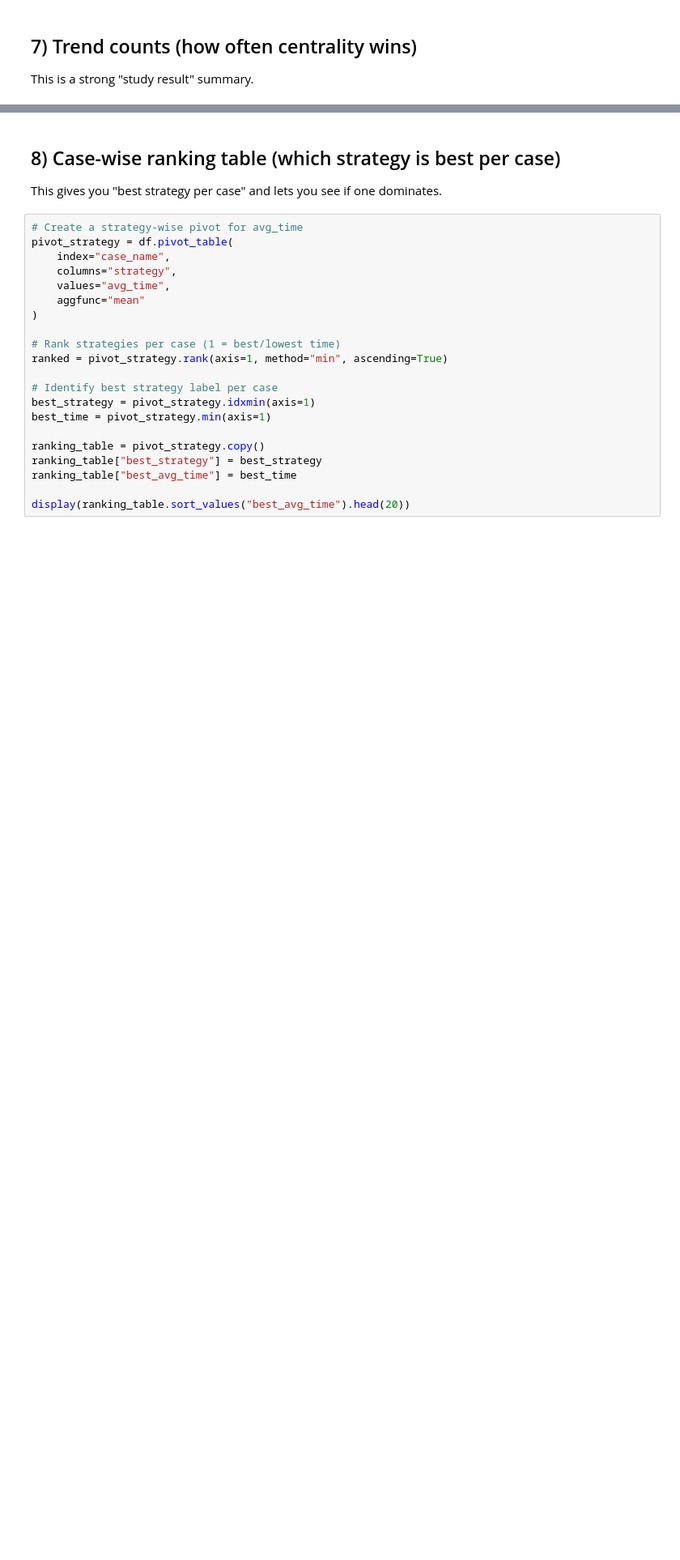
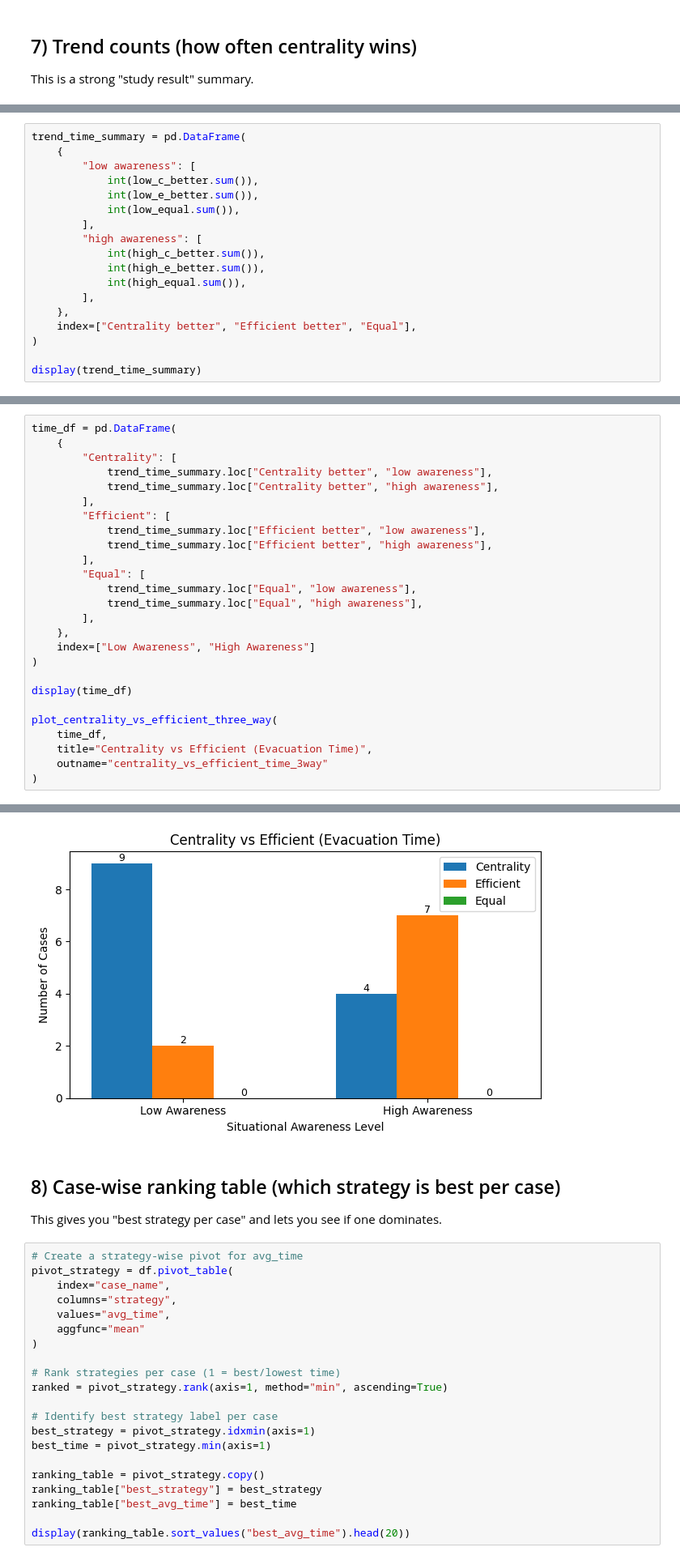
Before and after one commit to AlvaroS3rrano/Evacuation_Simulation, a Jupyter notebook: Notebooks/centrality_vs_efficient_analysis.ipynb, the cells around one changed output, grey strips where cells are left out. Shown at 81% size. Cells and saved outputs as stored; diff of their text form; blank space fills up the shorter version.

```diff
--- a/Notebooks/centrality_vs_efficient_analysis.ipynb
+++ b/Notebooks/centrality_vs_efficient_analysis.ipynb
@@ -229,0 +328,18 @@ display(trend_summary)
+# %%
+trend_time_summary = pd.DataFrame(
+    {
+        "low awareness": [
+            int(low_c_better.sum()),
+            int(low_e_better.sum()),
+            int(low_equal.sum()),
+        ],
+        "high awareness": [
+            int(high_c_better.sum()),
+            int(high_e_better.sum()),
+            int(high_equal.sum()),
+        ],
+    },
+    index=["Centrality better", "Efficient better", "Equal"],
+)
+
+display(trend_time_summary)
@@ -229,0 +351,27 @@ display(trend_summary)
+# %%
+time_df = pd.DataFrame(
+    {
+        "Centrality": [
+            trend_time_summary.loc["Centrality better", "low awareness"],
+            trend_time_summary.loc["Centrality better", "high awareness"],
+        ],
+        "Efficient": [
+            trend_time_summary.loc["Efficient better", "low awareness"],
+            trend_time_summary.loc["Efficient better", "high awareness"],
+        ],
+        "Equal": [
+            trend_time_summary.loc["Equal", "low awareness"],
+            trend_time_summary.loc["Equal", "high awareness"],
+        ],
+    },
+    index=["Low Awareness", "High Awareness"]
+)
+
+display(time_df)
+
+plot_centrality_vs_efficient_three_way(
+    time_df,
+    title="Centrality vs Efficient (Evacuation Time)",
+    outname="centrality_vs_efficient_time_3way"
+)
+# %% [output]
@@ -230,3 +381,4 @@ display(trend_summary)
+[figure, added]
 # %% [markdown]
 ## 8) Case-wise ranking table (which strategy is best per case)
 This gives you "best strategy per case" and lets you see if one dominates.
```
Also changed, not shown: parts of 21 cells of this notebook, 4 other files.
